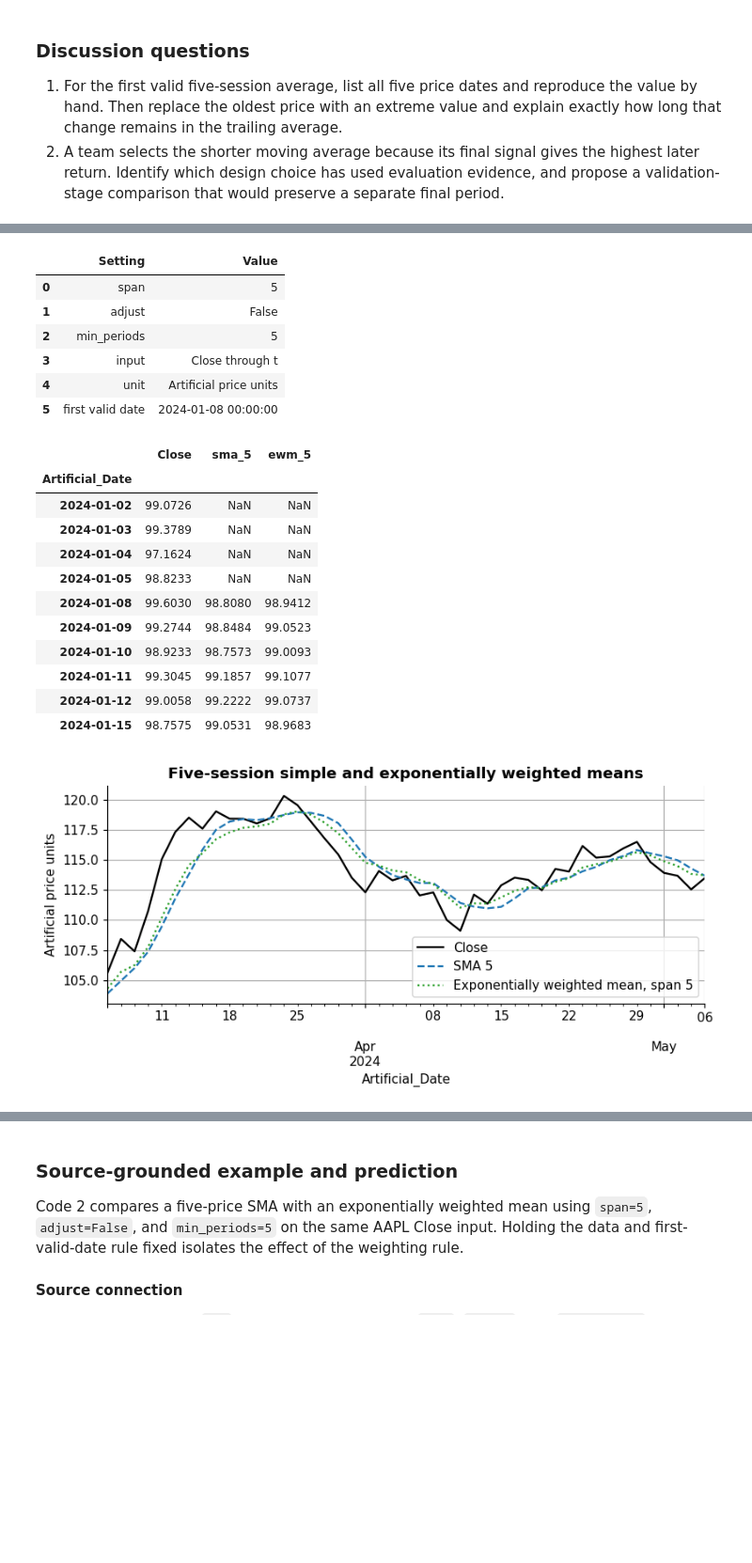
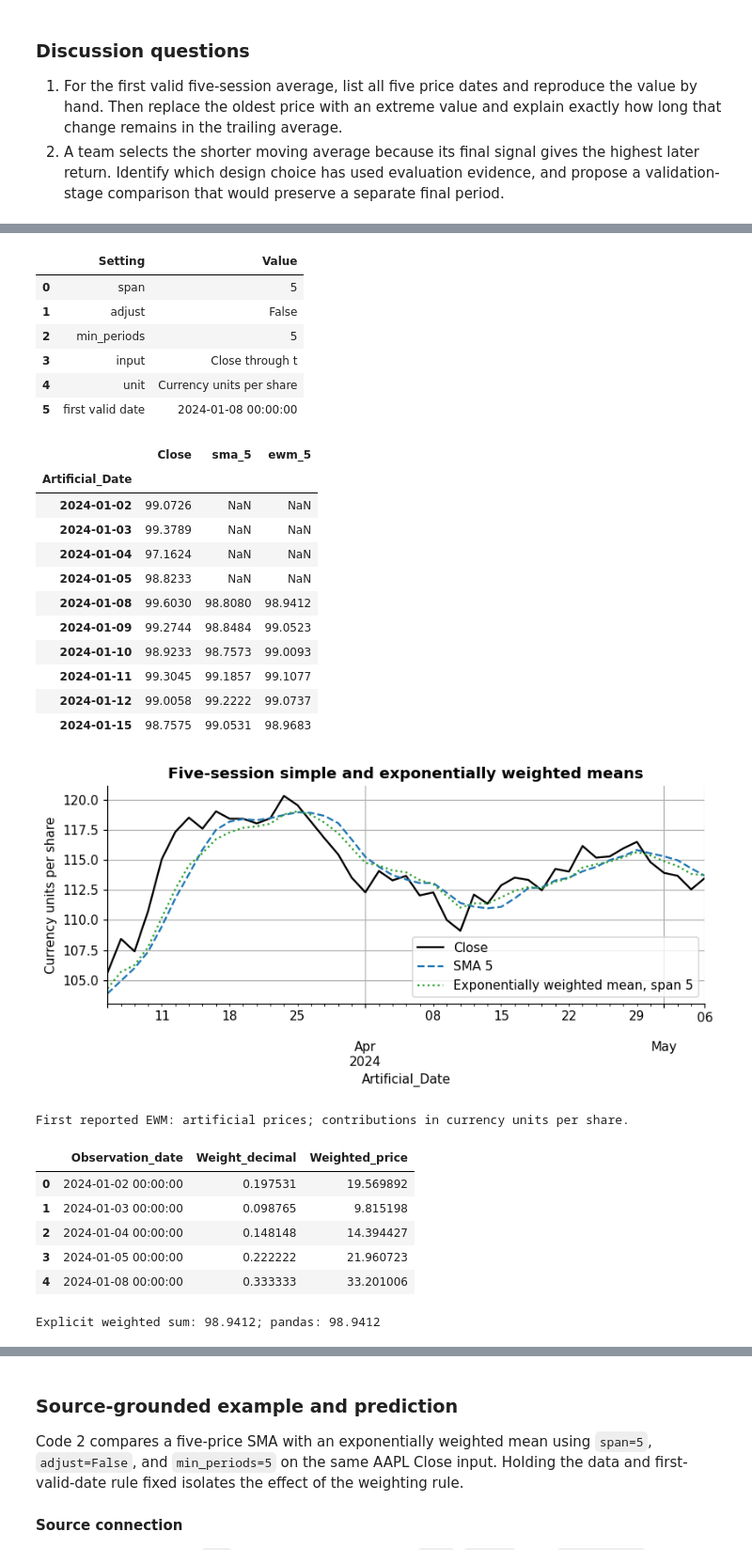
Before and after one commit to KennethWYLee/FinTech, a Jupyter notebook: course/week3_main.ipynb, the cells around one changed output, grey strips where cells are left out. Shown at 94% size. Saved outputs shown, nothing was run; the diff lists cells and outputs as text; code cells hidden in the pictures; blank space fills up the shorter version.

```diff
--- a/course/week3_main.ipynb
+++ b/course/week3_main.ipynb
@@ -111,6 +80,7 @@ Preserve the relevant results rather than writing only that a check passed:
 # Purpose: load the shared packages, fixed request, and environment record used throughout Week 3.
 from importlib.metadata import PackageNotFoundError, version
 import platform
+from datetime import datetime, timezone
 
 import matplotlib as mpl
 import matplotlib.pyplot as plt
@@ -126,6 +96,7 @@ except (ImportError, PackageNotFoundError):
     YFINANCE_VERSION = "not installed"
 
 pd.set_option("display.max_columns", 24)
+pd.set_option("display.max_colwidth", None)
 pd.set_option("display.width", 140)
 plt.rcParams.update(
     {
@@ -163,11 +134,23 @@ def load_us_daily(symbol):
         required = {"Open", "High", "Low", "Close", "Volume"}
         if rows.empty or not required.issubset(rows.columns):
             raise ValueError(f"The recorded {symbol} request returned no usable OHLCV response.")
-        _US_HISTORY_CACHE[symbol] = rows.sort_index()
+        if not rows.index.is_unique or not rows.index.is_monotonic_increasing:
+            raise ValueError("Stop: duplicate or unordered labels; do not silently repair.")
+        if rows.index.isna().any() or not ((rows.index >= pd.Timestamp(US_HISTORY_REQUEST["start"])) & (rows.index < pd.Timestamp(US_HISTORY_REQUEST["end"]))).all():
+            raise ValueError("Stop: invalid date or row outside the request.")
+        prices = rows[["Open", "High", "Low", "Close"]]
+        if not np.isfinite(prices.to_numpy()).all() or not prices.gt(0).all().all():
+            raise ValueError("Stop: these price calculations require finite positive inputs.")
+        if not np.isfinite(rows["Volume"]).all() or not rows["Volume"].gt(0).all():
+            raise ValueError("Stop: these Volume examples require positive finite denominators.")
+        if not (rows["High"].ge(prices.max(axis=1)) & rows["Low"].le(prices.min(axis=1))).all():
+            raise ValueError("Stop: inconsistent OHLC bounds.")
+        _US_HISTORY_CACHE[symbol] = rows
     return _US_HISTORY_CACHE[symbol].copy()
 
 environment = pd.Series(
     {
+        "Run start UTC": datetime.now(timezone.utc).isoformat(),
         "Python interface": "Jupyter kernel",
         "Python": platform.python_version(),
         "numpy": np.__version__,
@@ -953,48 +969,67 @@ Code 1 compares a five-price simple moving average with an exponentially weighte
 features["ewm_5"] = features["Close"].ewm(
     span=5,
     adjust=False,
+    ignore_na=False,
     min_periods=5,
 ).mean()
 
 ewm_record = pd.DataFrame(
     {
         "Setting": ["span", "adjust", "min_periods", "input", "unit", "first valid date"],
-        "Value": [5, False, 5, "Close through t", "Artificial price units", features["ewm_5"].first_valid_index()],
+        "Value": [5, False, 5, "Close through t", "Currency units per share", features["ewm_5"].first_valid_index()],
     }
 )
 display(ewm_record)
 display(features[["Close", "sma_5", "ewm_5"]].head(10).round(4))
 
 ax = features[["Close", "sma_5", "ewm_5"]].tail(45).plot(color=["black", "tab:blue", "tab:green"], style=["-", "--", ":"])
-ax.set_ylabel("Artificial price units")
+ax.set_ylabel("Currency units per share")
 ax.set_title("Five-session simple and exponentially weighted means")
 ax.legend(["Close", "SMA 5", "Exponentially weighted mean, span 5"])
 plt.tight_layout()
 plt.show()
 
 assert features["ewm_5"].isna().sum() == 4
 assert features["ewm_5"].notna().sum() == features["sma_5"].notna().sum()
+initial_weights = np.array([16, 8, 12, 18, 27]) / 81
+manual_initial = float(initial_weights @ features["Close"].iloc[:5].to_numpy())
+display(pd.DataFrame({
+    "Observation_date": features.index[:5],
+    "Weight_decimal": initial_weights,
+    "Weighted_price": initial_weights * features["Close"].iloc[:5].to_numpy(),
+}).style.set_caption("First reported EWM: artificial prices; contributions in currency units per share."))
+print(f"Explicit weighted sum: {manual_initial:.4f}; pandas: {features['ewm_5'].iloc[4]:.4f}")
+assert np.isclose(initial_weights.sum(), 1)
+assert np.isclose(manual_initial, features["ewm_5"].iloc[4])
 # %% [output]
 |  | Setting | Value |
 | 0 | span | 5 |
 | 1 | adjust | False |
 | 2 | min_periods | 5 |
 | 3 | input | Close through t |
-| 4 | unit | Artificial price units |
+| 4 | unit | Currency units per share |
 | 5 | first valid date | 2024-01-08 00:00:00 |
 |  | Close | sma_5 | ewm_5 |
 | Artificial_Date |  |  |  |
 | 2024-01-02 | 99.0726 | NaN | NaN |
 | 2024-01-03 | 99.3789 | NaN | NaN |
 | 2024-01-04 | 97.1624 | NaN | NaN |
 | 2024-01-05 | 98.8233 | NaN | NaN |
 | 2024-01-08 | 99.6030 | 98.8080 | 98.9412 |
 | 2024-01-09 | 99.2744 | 98.8484 | 99.0523 |
 | 2024-01-10 | 98.9233 | 98.7573 | 99.0093 |
 | 2024-01-11 | 99.3045 | 99.1857 | 99.1077 |
 | 2024-01-12 | 99.0058 | 99.2222 | 99.0737 |
 | 2024-01-15 | 98.7575 | 99.0531 | 98.9683 |
-[figure, old version]
+[figure, new version]
+First reported EWM: artificial prices; contributions in currency units per share.
+|  | Observation_date | Weight_decimal | Weighted_price |
+| 0 | 2024-01-02 00:00:00 | 0.197531 | 19.569892 |
+| 1 | 2024-01-03 00:00:00 | 0.098765 | 9.815198 |
+| 2 | 2024-01-04 00:00:00 | 0.148148 | 14.394427 |
+| 3 | 2024-01-05 00:00:00 | 0.222222 | 21.960723 |
+| 4 | 2024-01-08 00:00:00 | 0.333333 | 33.201006 |
+Explicit weighted sum: 98.9412; pandas: 98.9412
 # %% [markdown]
 ### Interpretation of the controlled output
 
```
Also changed, not shown: parts of 99 cells of this notebook.
